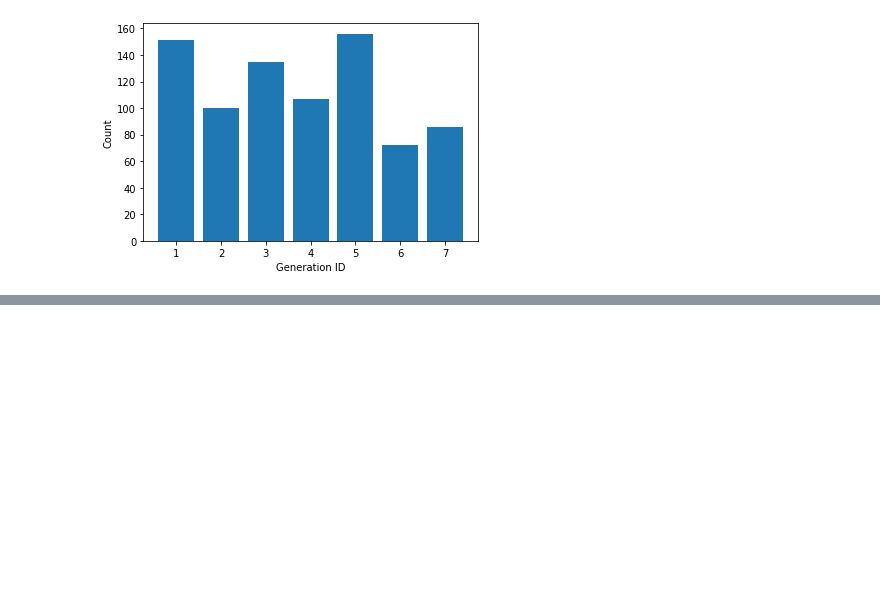
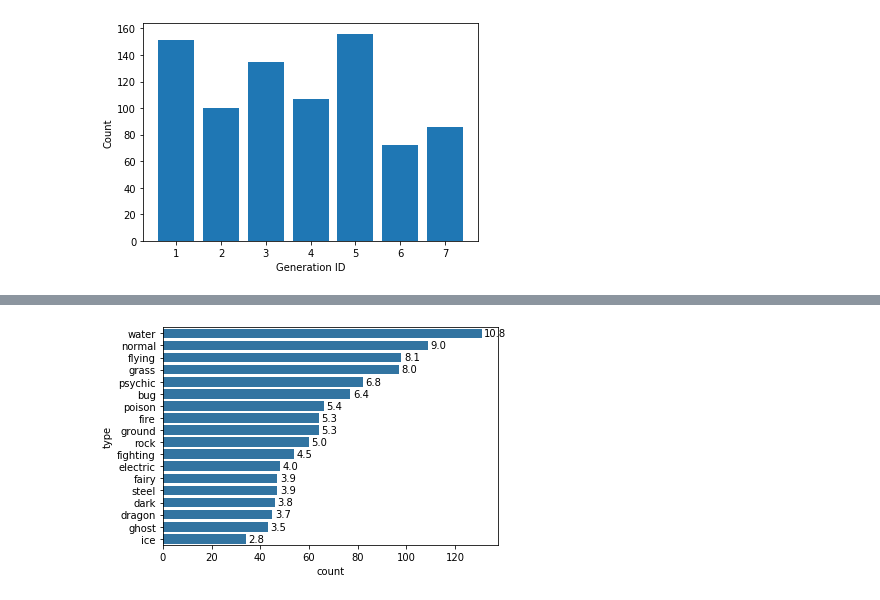
Before and after one commit to noreenwu/plots, a Jupyter notebook: Sample Plots.ipynb, the cells around one changed output, grey strips where cells are left out. Saved outputs shown, nothing was run; the diff lists cells and outputs as text; code cells hidden in the pictures; blank space fills up the shorter version.

Commit message:
doc: more examples

```diff
--- a/Sample Plots.ipynb
+++ b/Sample Plots.ipynb
@@ -155,0 +231,3 @@ Text(0, 0.5, 'Count')
+# %%
+# Returns the sum of all not-null values in `type` column
+n_pokemon = pkmn_types['type'].value_counts().sum()
@@ -155,0 +274,16 @@ Text(0, 0.5, 'Count')
+# %%
+# Considering the same chart from the Example 1 above, print the text (proportion) on the bars
+base_color = sns.color_palette()[0]
+sns.countplot(data=pkmn_types, y='type', color=base_color, order=type_order);
+
+# Logic to print the proportion text on the bars
+for i in range (type_counts.shape[0]):
+    # Remember, type_counts contains the frequency of unique values in the `type` column in decreasing order.
+    count = type_counts[i]
+    # Convert count into a percentage, and then into string
+    pct_string = '{:0.1f}'.format(100*count/n_pokemon)
+    # Print the string value on the bar.
+    # Read more about the arguments of text() function [here](https://matplotlib.org/3.1.1/api/_as_gen/matplotlib.pyplot.text.html)
+    plt.text(count+1, i, pct_string, va='center')
+# %% [output]
+[figure, added]
```
Also changed, not shown: parts of 37 cells of this notebook.
